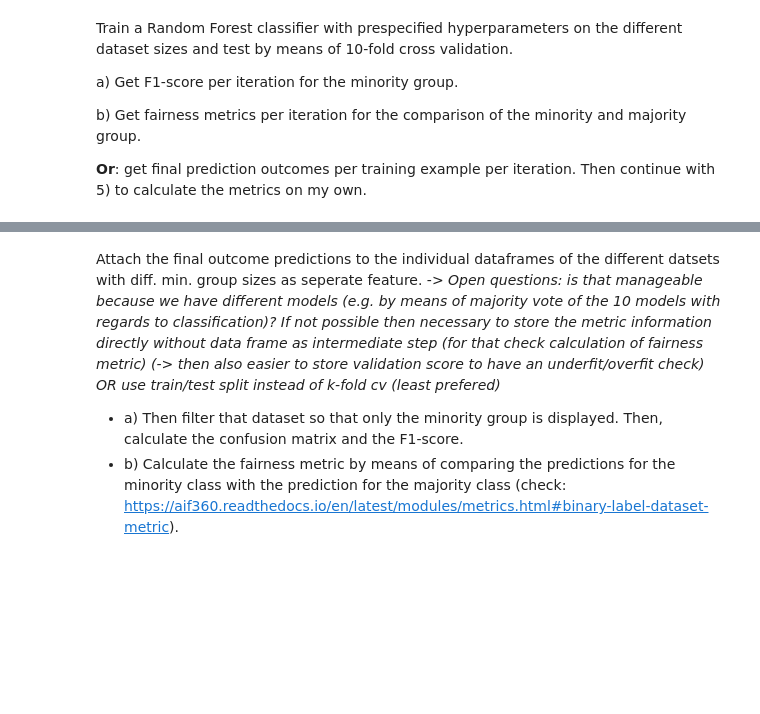
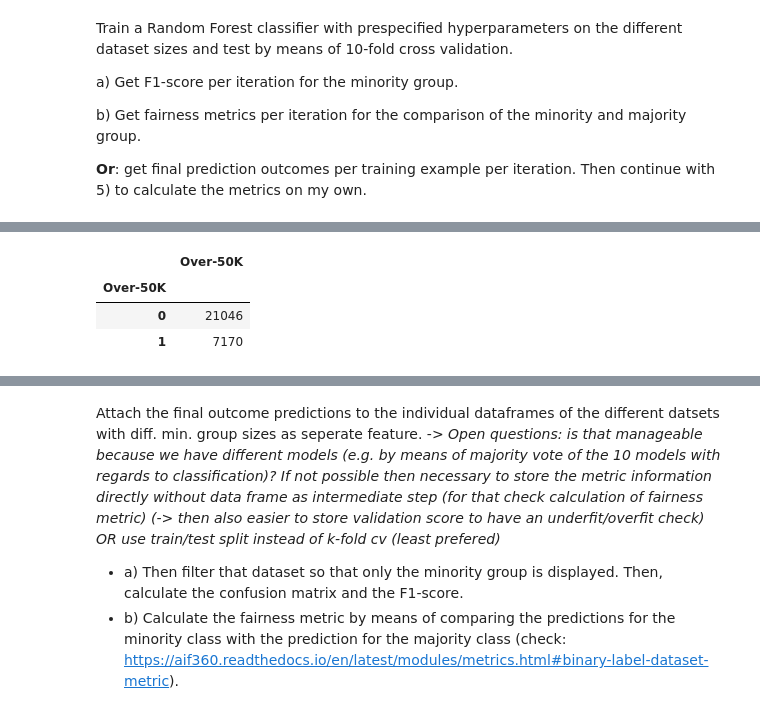
Before and after one commit to NilsBahr94/Master_Thesis_Algorithmic-Bias-in-AI, a Jupyter notebook: Master_Thesis_Algorithmic_Bias_Analysis.ipynb, the cells around one changed output, grey strips where cells are left out. Saved outputs shown, nothing was run; the diff lists cells and outputs as text; code cells hidden in the pictures; blank space fills up the shorter version.

```diff
--- a/Master_Thesis_Algorithmic_Bias_Analysis.ipynb
+++ b/Master_Thesis_Algorithmic_Bias_Analysis.ipynb
@@ -1403,0 +1429,13 @@ from sklearn.ensemble import AdaBoostClassifier
+# %%
+# DATA PREPROCESSING
+# Encoding Binary
+df_3_adult["Over-50K"] = df_3_adult["Over-50K"].replace({'<=50K': 0, '>50K': 1})
+
+# Check if encoding was successful
+df_3_adult["Over-50K"].dtypes
+
+# Input features
+df_3_adult_train_input = df_3_adult.drop(columns=["Over-50K"])
+
+# Target feature
+df_3_adult_train_label = df_3_adult["Over-50K"]
@@ -1680 +1852,9 @@ Test functions step-by-step
+# %%
+df_check = list_dfs[15]
+df_check.groupby(["Over-50K"]).agg({"Over-50K": 'count'})
+# %% [output]
+|  | Over-50K |
+| Over-50K |  |
+| 0 | 21046 |
+| 1 | 7170 |
 # %%
```
Also changed, not shown: parts of 88 cells of this notebook.
